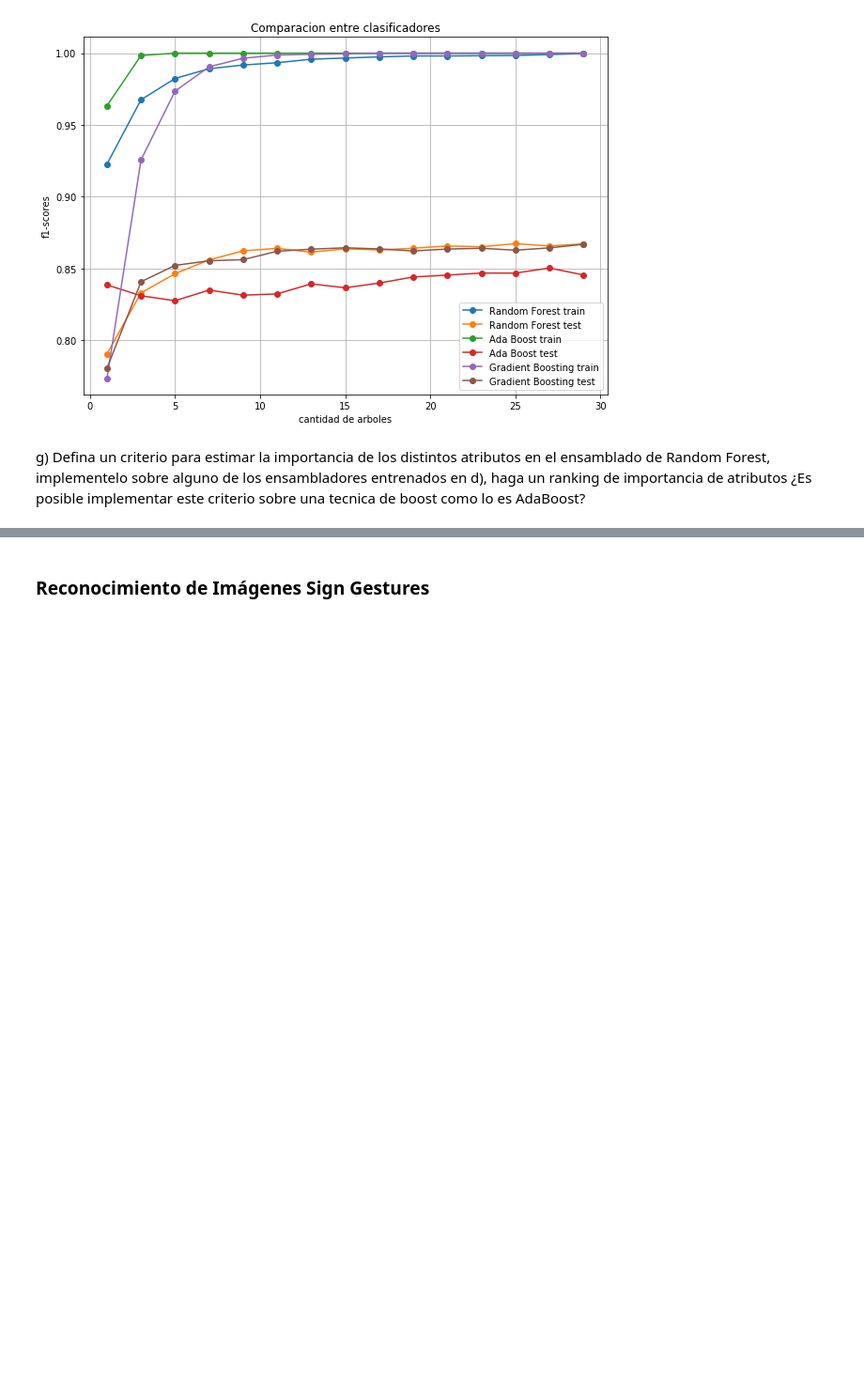
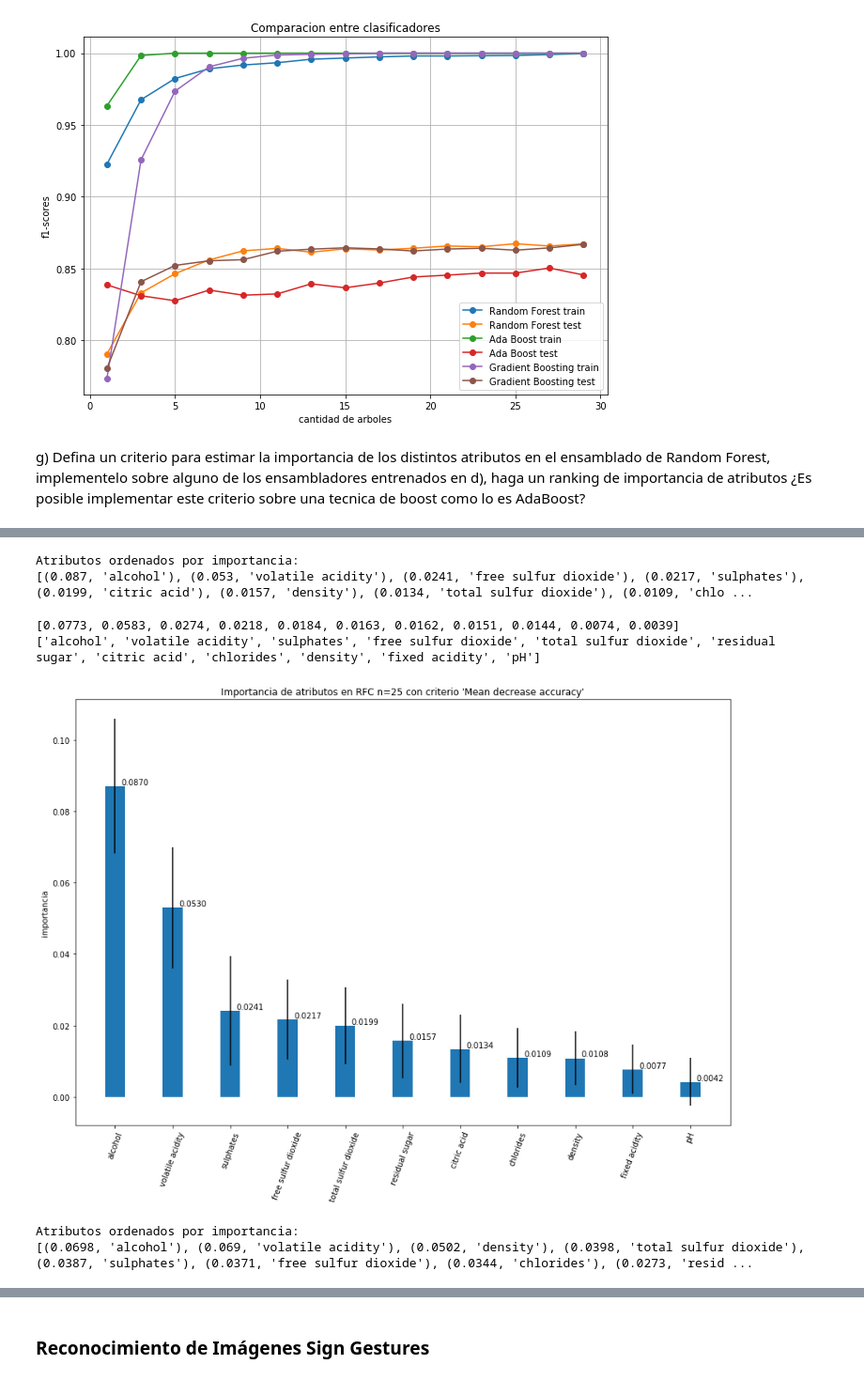
Before and after one commit to sebastian-aranda/machine_learning_utfsm, a Jupyter notebook: tarea3/Tarea3.3-4.ipynb, the cells around one changed output, grey strips where cells are left out. Shown at 94% size. Saved outputs shown, nothing was run; the diff lists cells and outputs as text; code cells hidden in the pictures; blank space fills up the shorter version.

```diff
--- a/tarea3/Tarea3.3-4.ipynb
+++ b/tarea3/Tarea3.3-4.ipynb
@@ -473,0 +407,69 @@ NameError: name 'f1_score' is not defined
+# %%
+# Clasificador
+rfc = RandomForestClassifier(n_estimators=25, n_jobs=4, random_state = 50)
+importancia(rfc)
+print "Atributos ordenados por importancia:"
+print sorted([(round(np.mean(score), 4), feat) for feat, score in scores.items()], reverse=True)
+# %% [output]
+Atributos ordenados por importancia:
+[(0.087, 'alcohol'), (0.053, 'volatile acidity'), (0.0241, 'free sulfur dioxide'), (0.0217, 'sulphates'), (0.0199, 'citric acid'), (0.0157, 'density'), (0.0134, 'total sulfur dioxide'), (0.0109, 'chlo ...
+# %%
+####BORRAR
+
+import matplotlib.pyplot as plt
+import collections
+sorted_score = sorted([(round(np.mean(score), 4), feat) for feat, score in scores.items()], reverse=True)
+sorted_score = collections.OrderedDict(sorted(sorted_score, reverse=True))
+
+scores_mean = sorted([(round(np.mean(score), 4)) for feat, score in scores.items()], reverse=True)
+scores_std = sorted([(round(np.std(score), 4)) for feat, score in scores.items()], reverse=True)
+score_names = []
+for i in sorted_score.values():
+    score_names.append(i)
+print scores_mean
+print score_names
+# %% [output]
+[0.0773, 0.0583, 0.0274, 0.0218, 0.0184, 0.0163, 0.0162, 0.0151, 0.0144, 0.0074, 0.0039]
+['alcohol', 'volatile acidity', 'sulphates', 'free sulfur dioxide', 'total sulfur dioxide', 'residual sugar', 'citric acid', 'chlorides', 'density', 'fixed acidity', 'pH']
+# %%
+import matplotlib.pyplot as plt
+
+scores_mean = sorted([(round(np.mean(score), 4)) for feat, score in scores.items()], reverse=True)
+scores_std = sorted([(round(np.std(score), 4)) for feat, score in scores.items()], reverse=True)
+
+# Grafico de importancia
+ind = np.arange(11)
+width = 0.35
+
+fig, ax = plt.subplots(figsize=(15,10))
+rects1 = ax.bar(ind, scores_mean, width=width, color='C0', yerr=scores_std)
+
+ax.set_ylabel('importancia')
+ax.set_title("Importancia de atributos en RFC n=25 con criterio 'Mean decrease accuracy'")
+ax.set_xticks(ind)
+ax.set_xticklabels(score_names, rotation=70)
+
+def autolabel(rects):
+    """
+    Attach a text label above each bar displaying its height
+    """
+    for rect in rects:
+        height = rect.get_height()
+        ax.text(rect.get_x() + 1.5*rect.get_width(), 1*height,
+                '%.4f' % float(height),
+                ha='center', va='bottom')
+autolabel(rects1)
+
+plt.show()
+# %% [output]
+[figure, added]
+# %%
+# Clasificador
+from sklearn.ensemble import AdaBoostClassifier
+abc = AdaBoostClassifier(base_estimator=clf_tree,n_estimators=25,random_state = 50)
+importancia(abc)
+print "Atributos ordenados por importancia:"
+print sorted([(round(np.mean(score), 4), feat) for feat, score in scores.items()], reverse=True)
+# %% [output]
+Atributos ordenados por importancia:
+[(0.0698, 'alcohol'), (0.069, 'volatile acidity'), (0.0502, 'density'), (0.0398, 'total sulfur dioxide'), (0.0387, 'sulphates'), (0.0371, 'free sulfur dioxide'), (0.0344, 'chlorides'), (0.0273, 'resid ...
```
Also changed, not shown: parts of 8 cells of this notebook, 2 other files.
